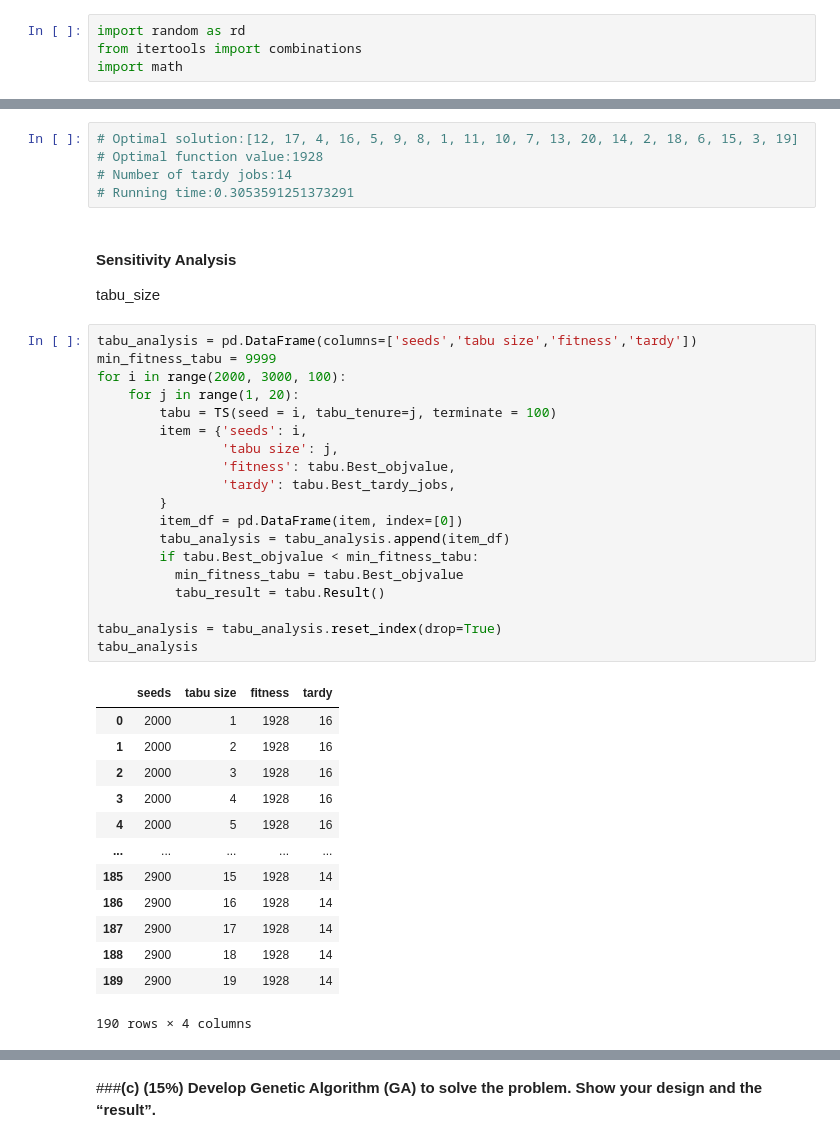
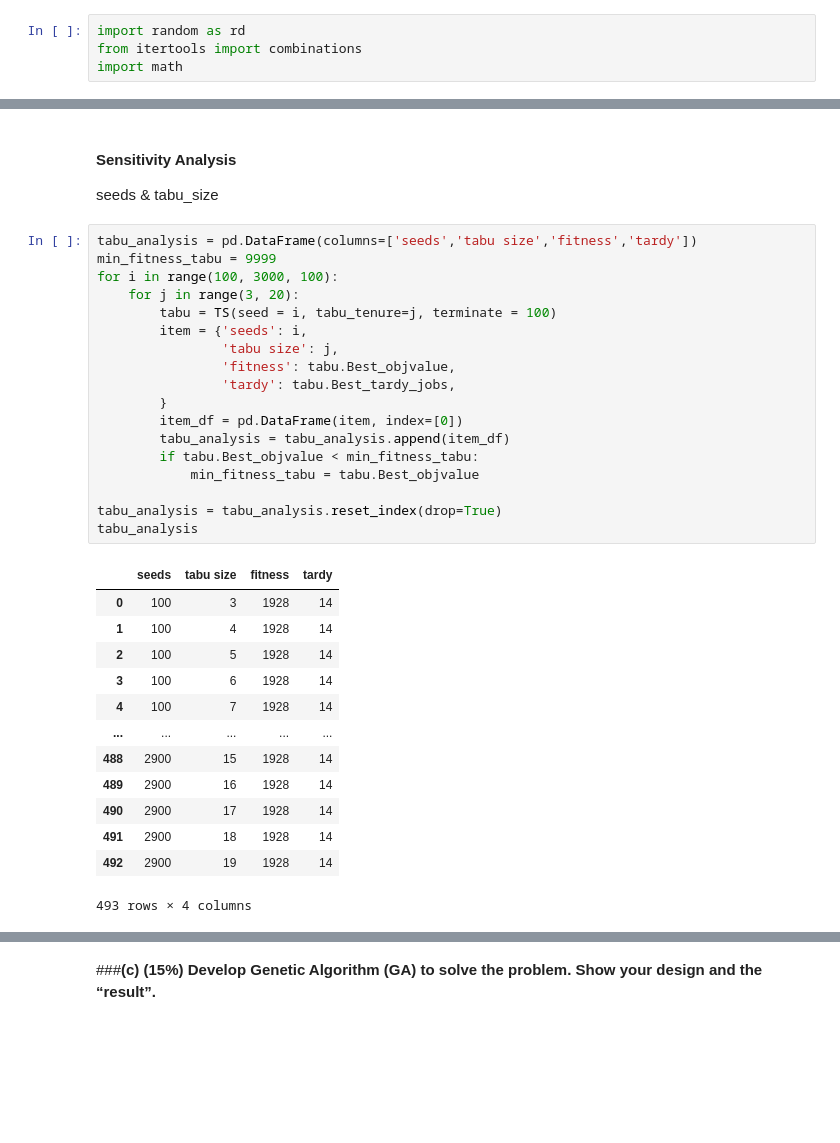
Before and after one commit to angel870326/NTU_Manufacturing_Data_Science, a Jupyter notebook: MDS_Assignment4.ipynb, the cells around one changed output, grey strips where cells are left out. Saved outputs shown, nothing was run; the diff lists cells and outputs as text; blank space fills up the shorter version.

```diff
--- a/MDS_Assignment4.ipynb
+++ b/MDS_Assignment4.ipynb
@@ -371,45 +495,39 @@ Running time:0.08411622047424316
-# %%
-# Optimal solution:[12, 17, 4, 16, 5, 9, 8, 1, 11, 10, 7, 13, 20, 14, 2, 18, 6, 15, 3, 19]
-# Optimal function value:1928
-# Number of tardy jobs:14
-# Running time:0.3053591251373291
 # %% [markdown]
 #### **Sensitivity Analysis**
 
-tabu_size
+seeds & tabu_size
 # %%
 tabu_analysis = pd.DataFrame(columns=['seeds','tabu size','fitness','tardy'])
 min_fitness_tabu = 9999
-for i in range(2000, 3000, 100):
-    for j in range(1, 20):
+for i in range(100, 3000, 100):
+    for j in range(3, 20):
         tabu = TS(seed = i, tabu_tenure=j, terminate = 100)
         item = {'seeds': i,
                 'tabu size': j,
                 'fitness': tabu.Best_objvalue,
                 'tardy': tabu.Best_tardy_jobs,
         }
         item_df = pd.DataFrame(item, index=[0])
         tabu_analysis = tabu_analysis.append(item_df)
         if tabu.Best_objvalue < min_fitness_tabu:
-          min_fitness_tabu = tabu.Best_objvalue
-          tabu_result = tabu.Result()
+            min_fitness_tabu = tabu.Best_objvalue
 
 tabu_analysis = tabu_analysis.reset_index(drop=True)
 tabu_analysis
 # %% [output]
 |  | seeds | tabu size | fitness | tardy |
-| 0 | 2000 | 1 | 1928 | 16 |
-| 1 | 2000 | 2 | 1928 | 16 |
-| 2 | 2000 | 3 | 1928 | 16 |
-| 3 | 2000 | 4 | 1928 | 16 |
-| 4 | 2000 | 5 | 1928 | 16 |
+| 0 | 100 | 3 | 1928 | 14 |
+| 1 | 100 | 4 | 1928 | 14 |
+| 2 | 100 | 5 | 1928 | 14 |
+| 3 | 100 | 6 | 1928 | 14 |
+| 4 | 100 | 7 | 1928 | 14 |
 | ... | ... | ... | ... | ... |
-| 185 | 2900 | 15 | 1928 | 14 |
-| 186 | 2900 | 16 | 1928 | 14 |
-| 187 | 2900 | 17 | 1928 | 14 |
-| 188 | 2900 | 18 | 1928 | 14 |
-| 189 | 2900 | 19 | 1928 | 14 |
+| 488 | 2900 | 15 | 1928 | 14 |
+| 489 | 2900 | 16 | 1928 | 14 |
+| 490 | 2900 | 17 | 1928 | 14 |
+| 491 | 2900 | 18 | 1928 | 14 |
+| 492 | 2900 | 19 | 1928 | 14 |
-190 rows × 4 columns
+493 rows × 4 columns
 # %%
 # Overview
 tabu_analysis['fitness'] = tabu_analysis['fitness'].astype(int)
```
Also changed, not shown: parts of 57 cells of this notebook.
